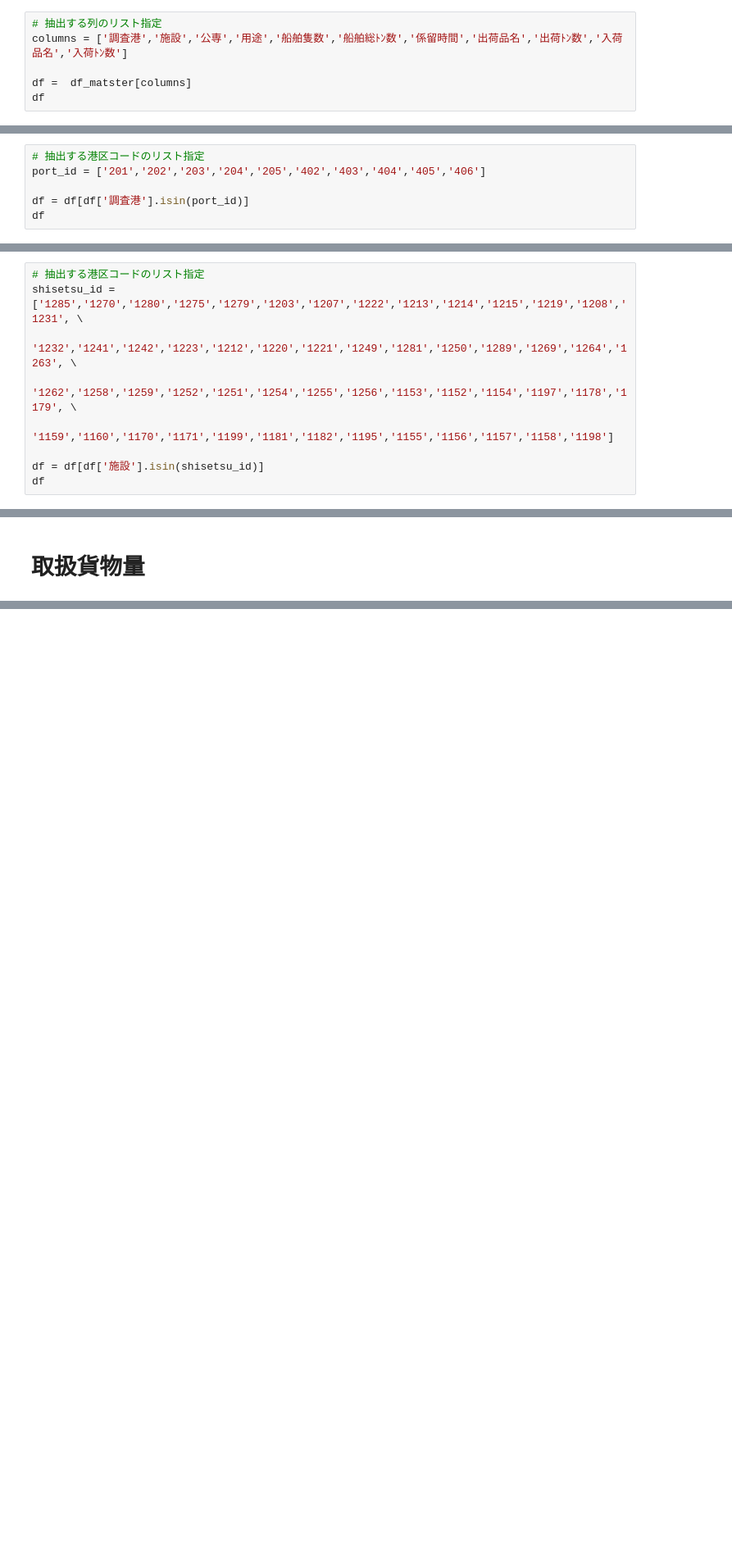
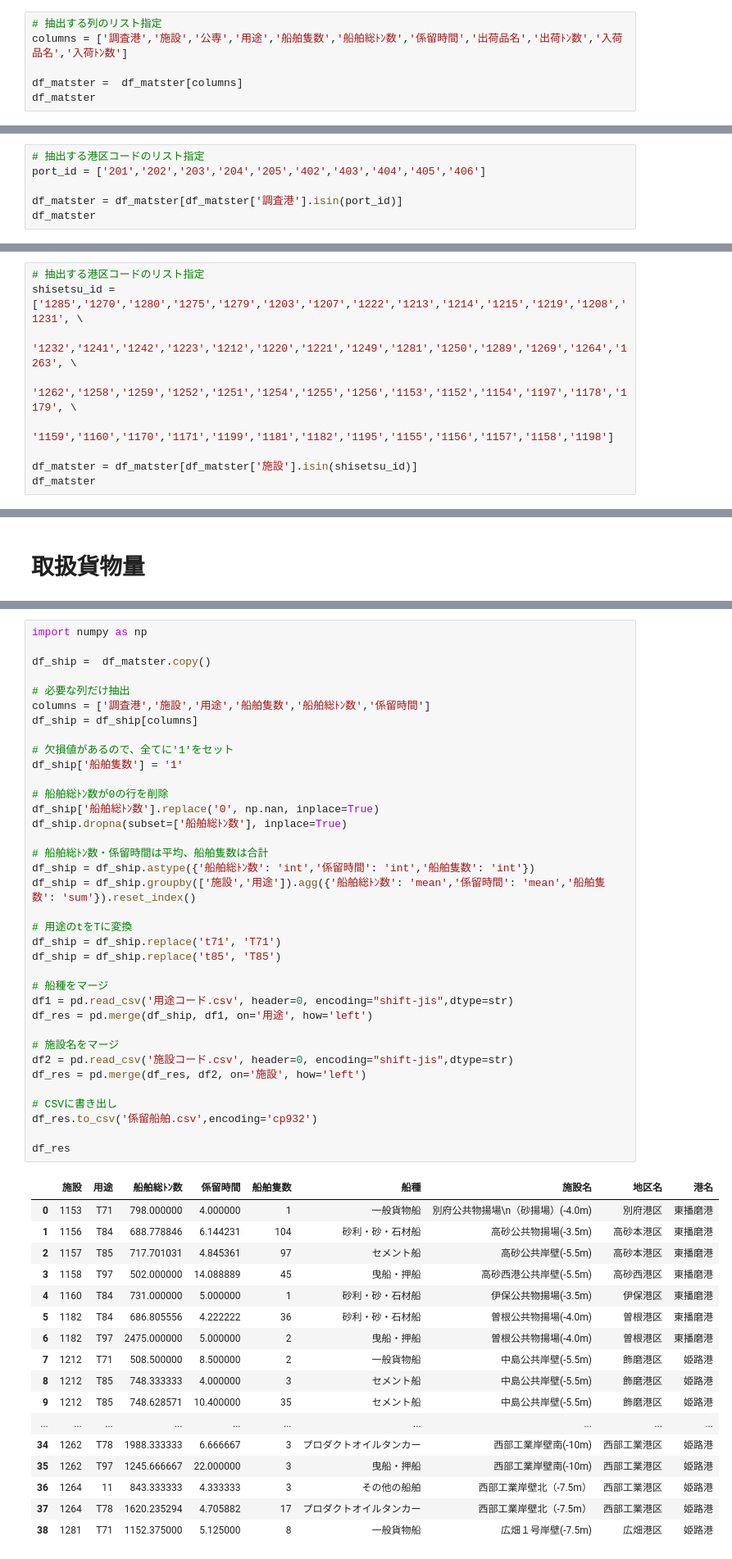
Before and after one commit to dicechick373/dicechick373, a Jupyter notebook: 港湾統計の分析.ipynb, the cells around one changed output, grey strips where cells are left out. Shown at 82% size. Drawn from its saved outputs; the diff is of its cells as text; blank space fills up the shorter version.

```diff
--- a/港湾統計の分析.ipynb
+++ b/港湾統計の分析.ipynb
@@ -32,7 +18,7 @@ df_matster
 # 抽出する列のリスト指定
 columns = ['調査港','施設','公専','用途','船舶隻数','船舶総ﾄﾝ数','係留時間','出荷品名','出荷ﾄﾝ数','入荷品名','入荷ﾄﾝ数']
 
-df =  df_matster[columns]
-df
+df_matster =  df_matster[columns]
+df_matster
 # %% [output]
 |  | 調査港 | 施設 | 公専 | 用途 | 船舶隻数 | 船舶総ﾄﾝ数 | 係留時間 | 出荷品名 | 出荷ﾄﾝ数 | 入荷品名 | 入荷ﾄﾝ数 |
@@ -54,7 +40,7 @@ df
 # 抽出する港区コードのリスト指定
 port_id = ['201','202','203','204','205','402','403','404','405','406']
 
-df = df[df['調査港'].isin(port_id)]
-df
+df_matster = df_matster[df_matster['調査港'].isin(port_id)]
+df_matster
 # %% [output]
 |  | 調査港 | 施設 | 公専 | 用途 | 船舶隻数 | 船舶総ﾄﾝ数 | 係留時間 | 出荷品名 | 出荷ﾄﾝ数 | 入荷品名 | 入荷ﾄﾝ数 |
@@ -79,8 +65,8 @@ shisetsu_id = ['1285','1270','1280','1275','1279','1203','1207','1222','1213','1
                '1262','1258','1259','1252','1251','1254','1255','1256','1153','1152','1154','1197','1178','1179', \
                '1159','1160','1170','1171','1199','1181','1182','1195','1155','1156','1157','1158','1198']
 
-df = df[df['施設'].isin(shisetsu_id)]
-df
+df_matster = df_matster[df_matster['施設'].isin(shisetsu_id)]
+df_matster
 # %% [output]
 |  | 調査港 | 施設 | 公専 | 用途 | 船舶隻数 | 船舶総ﾄﾝ数 | 係留時間 | 出荷品名 | 出荷ﾄﾝ数 | 入荷品名 | 入荷ﾄﾝ数 |
 | 1 | 202 | 1241 | 1 | T84 | 0 | 0 | 3 | NaN | 0 | 161 | 1600 |
@@ -99,0 +135,54 @@ df
+# %%
+import numpy as np
+
+df_ship =  df_matster.copy()
+
+# 必要な列だけ抽出
+columns = ['調査港','施設','用途','船舶隻数','船舶総ﾄﾝ数','係留時間']
+df_ship = df_ship[columns]
+
+# 欠損値があるので、全てに'1'をセット
+df_ship['船舶隻数'] = '1'
+
+# 船舶総ﾄﾝ数が0の行を削除
+df_ship['船舶総ﾄﾝ数'].replace('0', np.nan, inplace=True)
+df_ship.dropna(subset=['船舶総ﾄﾝ数'], inplace=True)
+
+# 船舶総ﾄﾝ数・係留時間は平均、船舶隻数は合計
+df_ship = df_ship.astype({'船舶総ﾄﾝ数': 'int','係留時間': 'int','船舶隻数': 'int'})
+df_ship = df_ship.groupby(['施設','用途']).agg({'船舶総ﾄﾝ数': 'mean','係留時間': 'mean','船舶隻数': 'sum'}).reset_index()
+
+# 用途のtをTに変換
+df_ship = df_ship.replace('t71', 'T71')
+df_ship = df_ship.replace('t85', 'T85')
+
+# 船種をマージ
+df1 = pd.read_csv('用途コード.csv', header=0, encoding="shift-jis",dtype=str)
+df_res = pd.merge(df_ship, df1, on='用途', how='left')
+
+# 施設名をマージ
+df2 = pd.read_csv('施設コード.csv', header=0, encoding="shift-jis",dtype=str)
+df_res = pd.merge(df_res, df2, on='施設', how='left')
+
+# CSVに書き出し
+df_res.to_csv('係留船舶.csv',encoding='cp932')
+
+df_res
+# %% [output]
+|  | 施設 | 用途 | 船舶総ﾄﾝ数 | 係留時間 | 船舶隻数 | 船種 | 施設名 | 地区名 | 港名 |
+| 0 | 1153 | T71 | 798.000000 | 4.000000 | 1 | 一般貨物船 | 別府公共物揚場\n（砂揚場）(-4.0m) | 別府港区 | 東播磨港 |
+| 1 | 1156 | T84 | 688.778846 | 6.144231 | 104 | 砂利・砂・石材船 | 高砂公共物揚場(-3.5m) | 高砂本港区 | 東播磨港 |
+| 2 | 1157 | T85 | 717.701031 | 4.845361 | 97 | セメント船 | 高砂公共岸壁(-5.5m) | 高砂本港区 | 東播磨港 |
+| 3 | 1158 | T97 | 502.000000 | 14.088889 | 45 | 曳船・押船 | 高砂西港公共岸壁(-5.5m) | 高砂西港区 | 東播磨港 |
+| 4 | 1160 | T84 | 731.000000 | 5.000000 | 1 | 砂利・砂・石材船 | 伊保公共物揚場(-3.5m) | 伊保港区 | 東播磨港 |
+| 5 | 1182 | T84 | 686.805556 | 4.222222 | 36 | 砂利・砂・石材船 | 曽根公共物揚場(-4.0m) | 曽根港区 | 東播磨港 |
+| 6 | 1182 | T97 | 2475.000000 | 5.000000 | 2 | 曳船・押船 | 曽根公共物揚場(-4.0m) | 曽根港区 | 東播磨港 |
+| 7 | 1212 | T71 | 508.500000 | 8.500000 | 2 | 一般貨物船 | 中島公共岸壁(-5.5m) | 飾磨港区 | 姫路港 |
+| 8 | 1212 | T85 | 748.333333 | 4.000000 | 3 | セメント船 | 中島公共岸壁(-5.5m) | 飾磨港区 | 姫路港 |
+| 9 | 1212 | T85 | 748.628571 | 10.400000 | 35 | セメント船 | 中島公共岸壁(-5.5m) | 飾磨港区 | 姫路港 |
+| ... | ... | ... | ... | ... | ... | ... | ... | ... | ... |
+| 34 | 1262 | T78 | 1988.333333 | 6.666667 | 3 | プロダクトオイルタンカー | 西部工業岸壁南(-10m) | 西部工業港区 | 姫路港 |
+| 35 | 1262 | T97 | 1245.666667 | 22.000000 | 3 | 曳船・押船 | 西部工業岸壁南(-10m) | 西部工業港区 | 姫路港 |
+| 36 | 1264 | 11 | 843.333333 | 4.333333 | 3 | その他の船舶 | 西部工業岸壁北（-7.5m） | 西部工業港区 | 姫路港 |
+| 37 | 1264 | T78 | 1620.235294 | 4.705882 | 17 | プロダクトオイルタンカー | 西部工業岸壁北（-7.5m） | 西部工業港区 | 姫路港 |
+| 38 | 1281 | T71 | 1152.375000 | 5.125000 | 8 | 一般貨物船 | 広畑１号岸壁(-7.5m) | 広畑港区 | 姫路港 |
```
Also changed, not shown: parts of 5 cells of this notebook.
